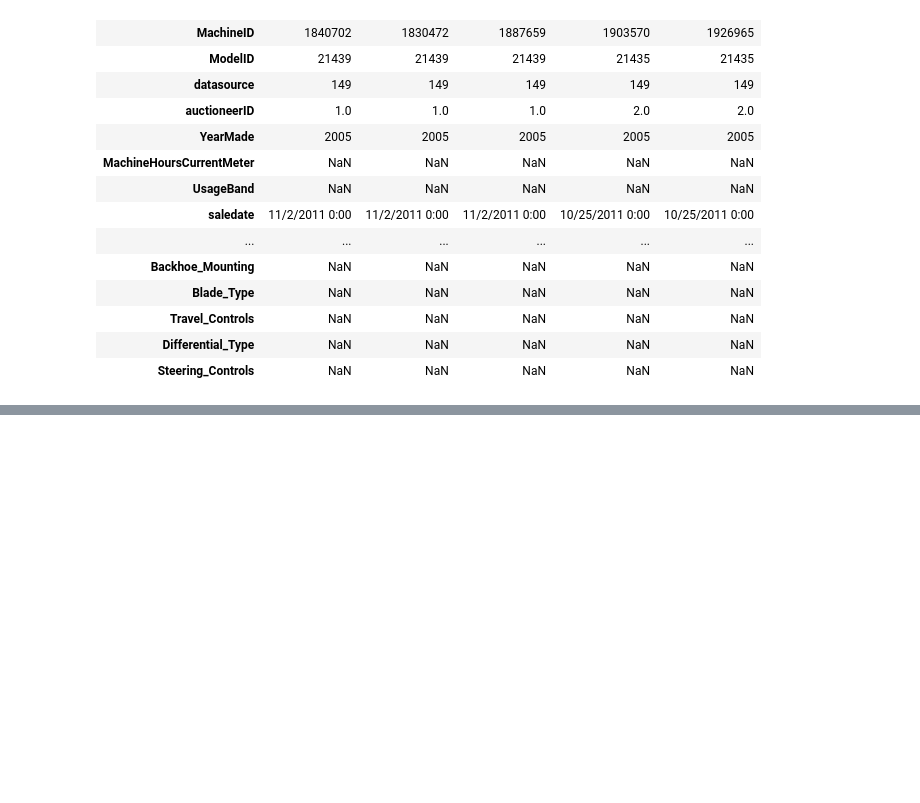
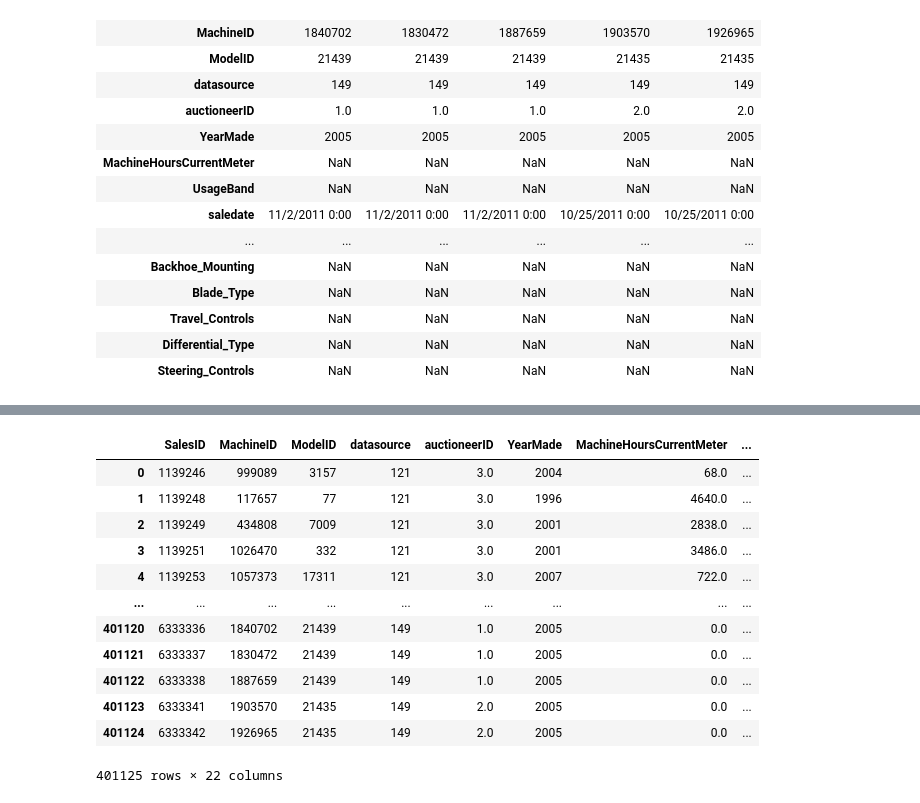
Before and after one commit to athulyamohandas-97/machinelearningjourney, a Jupyter notebook: RF.ipynb, the cells around one changed output, grey strips where cells are left out. Saved outputs shown, nothing was run; the diff lists cells and outputs as text; code cells hidden in the pictures; blank space fills up the shorter version.

```diff
--- a/RF.ipynb
+++ b/RF.ipynb
@@ -194,0 +268,14 @@ display_all(df_raw.tail().transpose())
+# %%
+def proc_df(df, y_fld, skip_flds=None, do_scale=False, preproc_fn=None, max_n_cat=None, subset=None):
+    if not skip_flds: skip_flds=[]
+    if subset: df = get_sample (df, subset)
+    df = df.copy()
+    if preproc_fn: preproc_fn(df)
+    y = df[y_fld].values
+    df.drop(skip_flds+[y_fld], axis=1, inplace=True)
+    for n,c in df.items(): fix_missing (df, c, n)
+    if do_scale: mapper = scale_vars(df)
+    for n,c in df.items(): numericalize(df, c, n, max_n_cat)
+    res = [pd.get_dummies (df, dummy_na=True), y]
+    if not do_scale: return res
+    return res + [mapper]
@@ -194,0 +348,18 @@ display_all(df_raw.tail().transpose())
+# %%
+df, y = proc_df(df_without_strings, 'SalePrice')
+# %%
+df
+# %% [output]
+|  | SalesID | MachineID | ModelID | datasource | auctioneerID | YearMade | MachineHoursCurrentMeter | ... |
+| 0 | 1139246 | 999089 | 3157 | 121 | 3.0 | 2004 | 68.0 | ... |
+| 1 | 1139248 | 117657 | 77 | 121 | 3.0 | 1996 | 4640.0 | ... |
+| 2 | 1139249 | 434808 | 7009 | 121 | 3.0 | 2001 | 2838.0 | ... |
+| 3 | 1139251 | 1026470 | 332 | 121 | 3.0 | 2001 | 3486.0 | ... |
+| 4 | 1139253 | 1057373 | 17311 | 121 | 3.0 | 2007 | 722.0 | ... |
+| ... | ... | ... | ... | ... | ... | ... | ... | ... |
+| 401120 | 6333336 | 1840702 | 21439 | 149 | 1.0 | 2005 | 0.0 | ... |
+| 401121 | 6333337 | 1830472 | 21439 | 149 | 1.0 | 2005 | 0.0 | ... |
+| 401122 | 6333338 | 1887659 | 21439 | 149 | 1.0 | 2005 | 0.0 | ... |
+| 401123 | 6333341 | 1903570 | 21435 | 149 | 2.0 | 2005 | 0.0 | ... |
+| 401124 | 6333342 | 1926965 | 21435 | 149 | 2.0 | 2005 | 0.0 | ... |
+401125 rows × 22 columns
```
Also changed, not shown: parts of 52 cells of this notebook.
